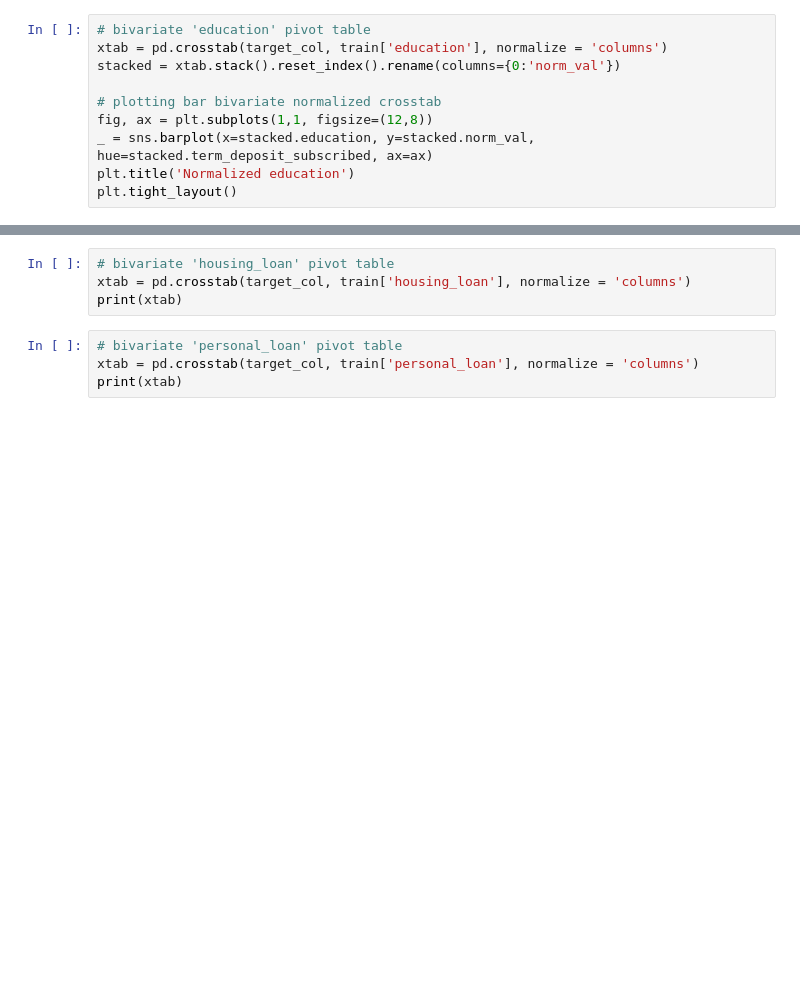
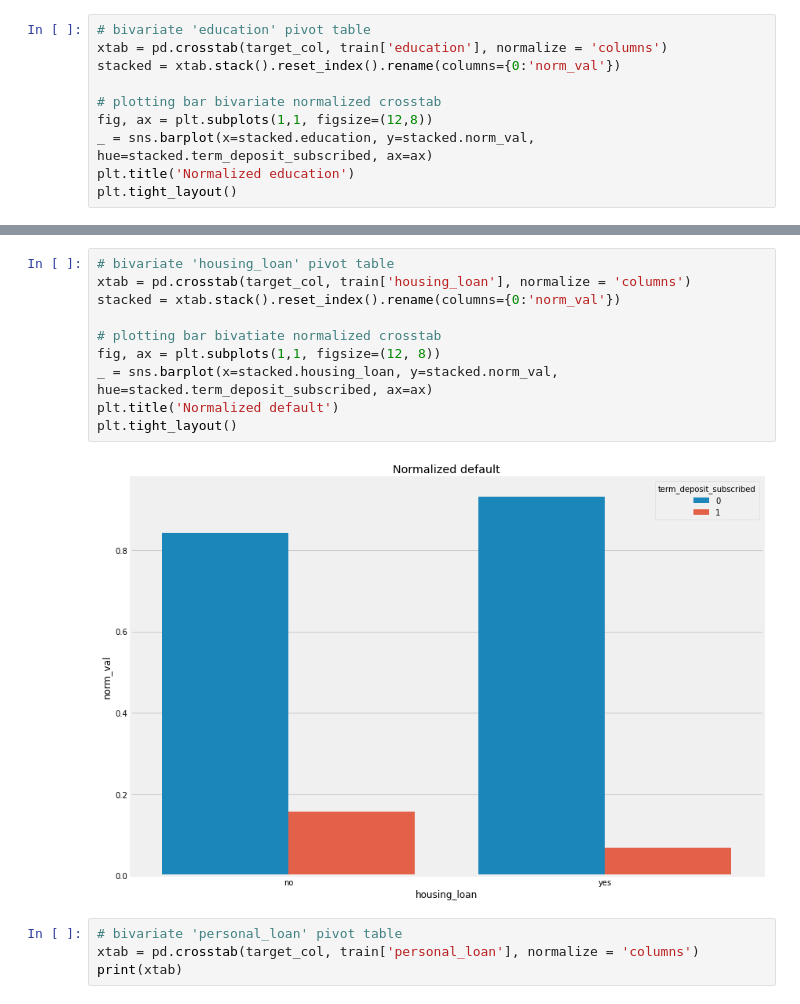
Before and after one commit to cmannnn/bank-promotional-campaigns, a Jupyter notebook: Guided_Hackathon_1.ipynb, the cells around one changed output, grey strips where cells are left out. Cells and saved outputs as stored; diff of their text form; blank space fills up the shorter version.

```diff
--- a/Guided_Hackathon_1.ipynb
+++ b/Guided_Hackathon_1.ipynb
@@ -404,7 +402,15 @@ plt.tight_layout()
-# %%
-# bivariate 'housing_loan' pivot table
-xtab = pd.crosstab(target_col, train['housing_loan'], normalize = 'columns')
-print(xtab)
+# %%
+# bivariate 'housing_loan' pivot table
+xtab = pd.crosstab(target_col, train['housing_loan'], normalize = 'columns')
+stacked = xtab.stack().reset_index().rename(columns={0:'norm_val'})
+
+# plotting bar bivatiate normalized crosstab
+fig, ax = plt.subplots(1,1, figsize=(12, 8))
+_ = sns.barplot(x=stacked.housing_loan, y=stacked.norm_val, hue=stacked.term_deposit_subscribed, ax=ax)
+plt.title('Normalized default')
+plt.tight_layout()
+# %% [output]
+[figure, added]
 # %%
 # bivariate 'personal_loan' pivot table
 xtab = pd.crosstab(target_col, train['personal_loan'], normalize = 'columns')
```
Also changed, not shown: parts of 1 cell of this notebook.
